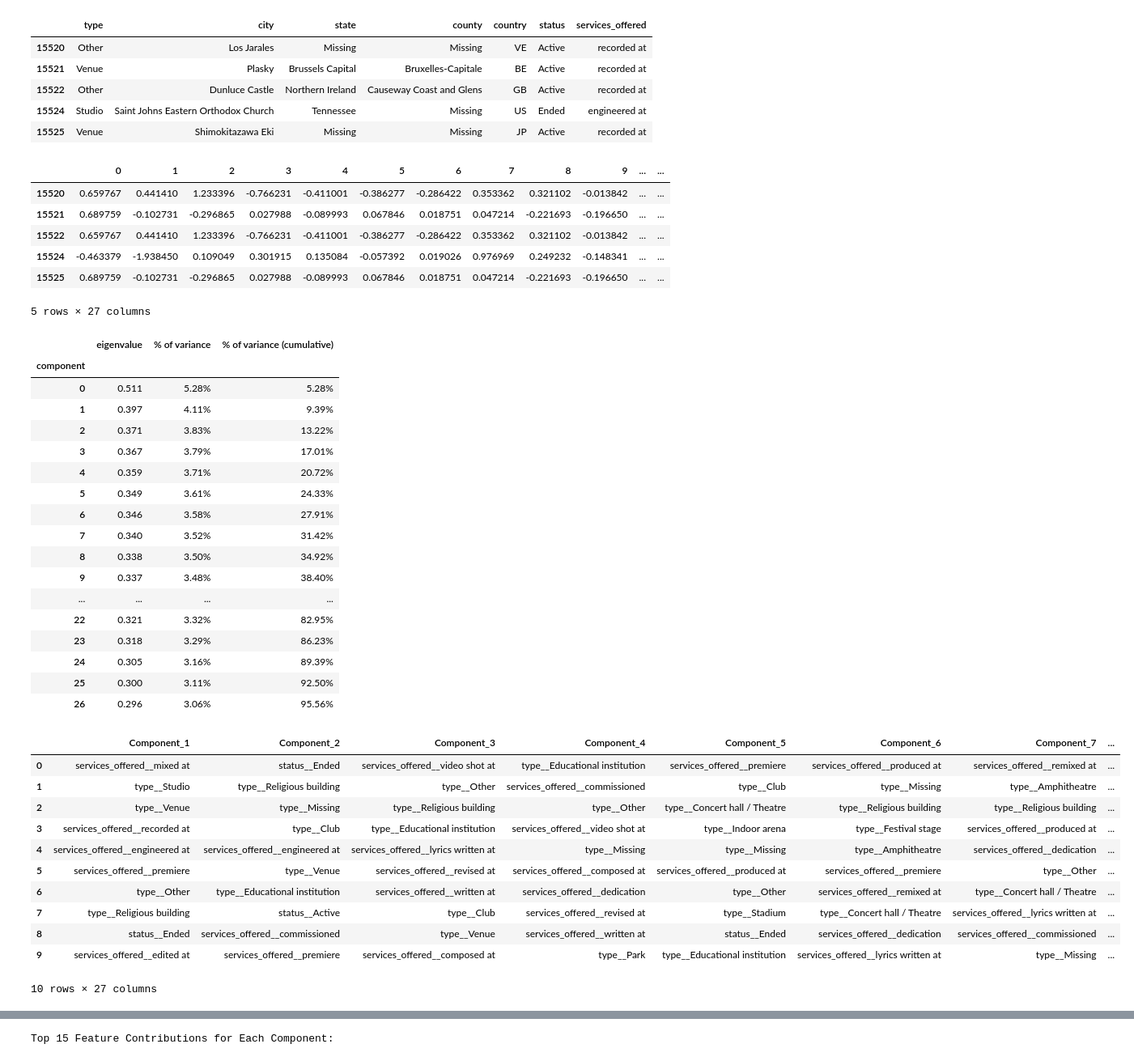
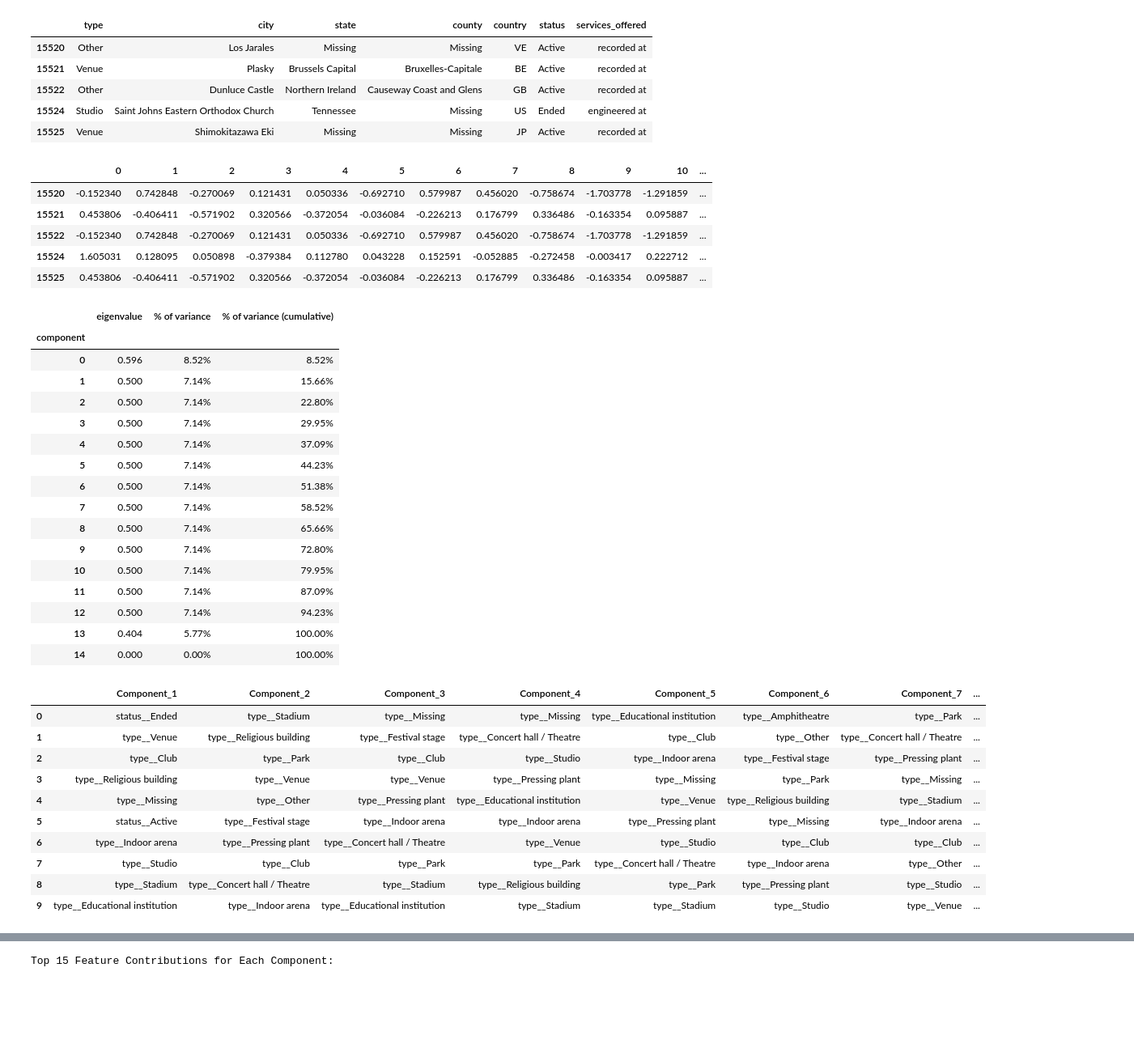
Before and after one commit to megan-rizzo/musicbrainz-api-module, a Jupyter notebook: MCA.ipynb, the cells around one changed output, grey strips where cells are left out. Shown at 81% size. Drawn from its saved outputs; the diff is of its cells as text; code cells hidden in the pictures; blank space fills up the shorter version.

```diff
--- a/MCA.ipynb
+++ b/MCA.ipynb
@@ -87,7 +87,7 @@ For example, when doing 'df[col].method(value, inplace=True)', try using 'df.met
 import prince
 
 # Select the columns for MCA
-mca_columns = ['type', 'status', 'services_offered']
+mca_columns = ['type', 'status']
 
 # Perform MCA
 mca = prince.MCA(n_components=27, n_iter=3, copy=True, check_input=True, engine='sklearn', random_state=42)
@@ -99,62 +99,59 @@ mca_transformed = mca.transform(merged_df[mca_columns])
 # Display the transformed data
 mca_transformed.head()
 # %% [output]
-|  | 0 | 1 | 2 | 3 | 4 | 5 | 6 | 7 | 8 | 9 | ... | ... |
-| 15520 | 0.659767 | 0.441410 | 1.233396 | -0.766231 | -0.411001 | -0.386277 | -0.286422 | 0.353362 | 0.321102 | -0.013842 | ... | ... |
-| 15521 | 0.689759 | -0.102731 | -0.296865 | 0.027988 | -0.089993 | 0.067846 | 0.018751 | 0.047214 | -0.221693 | -0.196650 | ... | ... |
-| 15522 | 0.659767 | 0.441410 | 1.233396 | -0.766231 | -0.411001 | -0.386277 | -0.286422 | 0.353362 | 0.321102 | -0.013842 | ... | ... |
-| 15524 | -0.463379 | -1.938450 | 0.109049 | 0.301915 | 0.135084 | -0.057392 | 0.019026 | 0.976969 | 0.249232 | -0.148341 | ... | ... |
-| 15525 | 0.689759 | -0.102731 | -0.296865 | 0.027988 | -0.089993 | 0.067846 | 0.018751 | 0.047214 | -0.221693 | -0.196650 | ... | ... |
+|  | 0 | 1 | 2 | 3 | 4 | 5 | 6 | 7 | 8 | 9 | 10 | ... |
+| 15520 | -0.152340 | 0.742848 | -0.270069 | 0.121431 | 0.050336 | -0.692710 | 0.579987 | 0.456020 | -0.758674 | -1.703778 | -1.291859 | ... |
+| 15521 | 0.453806 | -0.406411 | -0.571902 | 0.320566 | -0.372054 | -0.036084 | -0.226213 | 0.176799 | 0.336486 | -0.163354 | 0.095887 | ... |
+| 15522 | -0.152340 | 0.742848 | -0.270069 | 0.121431 | 0.050336 | -0.692710 | 0.579987 | 0.456020 | -0.758674 | -1.703778 | -1.291859 | ... |
+| 15524 | 1.605031 | 0.128095 | 0.050898 | -0.379384 | 0.112780 | 0.043228 | 0.152591 | -0.052885 | -0.272458 | -0.003417 | 0.222712 | ... |
+| 15525 | 0.453806 | -0.406411 | -0.571902 | 0.320566 | -0.372054 | -0.036084 | -0.226213 | 0.176799 | 0.336486 | -0.163354 | 0.095887 | ... |
-5 rows × 27 columns
 # %%
 mca.eigenvalues_summary
 # %% [output]
 |  | eigenvalue | % of variance | % of variance (cumulative) |
 | component |  |  |  |
-| 0 | 0.511 | 5.28% | 5.28% |
-| 1 | 0.397 | 4.11% | 9.39% |
-| 2 | 0.371 | 3.83% | 13.22% |
-| 3 | 0.367 | 3.79% | 17.01% |
-| 4 | 0.359 | 3.71% | 20.72% |
-| 5 | 0.349 | 3.61% | 24.33% |
-| 6 | 0.346 | 3.58% | 27.91% |
-| 7 | 0.340 | 3.52% | 31.42% |
-| 8 | 0.338 | 3.50% | 34.92% |
-| 9 | 0.337 | 3.48% | 38.40% |
-| ... | ... | ... | ... |
-| 22 | 0.321 | 3.32% | 82.95% |
-| 23 | 0.318 | 3.29% | 86.23% |
-| 24 | 0.305 | 3.16% | 89.39% |
-| 25 | 0.300 | 3.11% | 92.50% |
-| 26 | 0.296 | 3.06% | 95.56% |
+| 0 | 0.596 | 8.52% | 8.52% |
+| 1 | 0.500 | 7.14% | 15.66% |
+| 2 | 0.500 | 7.14% | 22.80% |
+| 3 | 0.500 | 7.14% | 29.95% |
+| 4 | 0.500 | 7.14% | 37.09% |
+| 5 | 0.500 | 7.14% | 44.23% |
+| 6 | 0.500 | 7.14% | 51.38% |
+| 7 | 0.500 | 7.14% | 58.52% |
+| 8 | 0.500 | 7.14% | 65.66% |
+| 9 | 0.500 | 7.14% | 72.80% |
+| 10 | 0.500 | 7.14% | 79.95% |
+| 11 | 0.500 | 7.14% | 87.09% |
+| 12 | 0.500 | 7.14% | 94.23% |
+| 13 | 0.404 | 5.77% | 100.00% |
+| 14 | 0.000 | 0.00% | 100.00% |
 # %%
 # Get the category contributions from MCA
 # category_contributions = mca.column_coordinates(merged_df[mca_columns])
 category_contributions = mca.column_contributions_
 
 # Create a dataframe to store the top 10 feature contributions for each component
 top_10_contributions_df = pd.DataFrame()
 
 # Loop through each component and get the top 10 feature contributions
-for i in range(27):
+for i in range(15):
     top_10_contributions = category_contributions.iloc[:, i].abs().sort_values(ascending=False).head(10)
     top_10_contributions_df[f'Component_{i+1}'] = top_10_contributions.index
 
 # Display the dataframe
 top_10_contributions_df
 # %% [output]
 |  | Component_1 | Component_2 | Component_3 | Component_4 | Component_5 | Component_6 | Component_7 | ... |
-| 0 | services_offered__mixed at | status__Ended | services_offered__video shot at | type__Educational institution | services_offered__premiere | services_offered__produced at | services_offered__remixed at | ... |
-| 1 | type__Studio | type__Religious building | type__Other | services_offered__commissioned | type__Club | type__Missing | type__Amphitheatre | ... |
-| 2 | type__Venue | type__Missing | type__Religious building | type__Other | type__Concert hall / Theatre | type__Religious building | type__Religious building | ... |
-| 3 | services_offered__recorded at | type__Club | type__Educational institution | services_offered__video shot at | type__Indoor arena | type__Festival stage | services_offered__produced at | ... |
-| 4 | services_offered__engineered at | services_offered__engineered at | services_offered__lyrics written at | type__Missing | type__Missing | type__Amphitheatre | services_offered__dedication | ... |
-| 5 | services_offered__premiere | type__Venue | services_offered__revised at | services_offered__composed at | services_offered__produced at | services_offered__premiere | type__Other | ... |
-| 6 | type__Other | type__Educational institution | services_offered__written at | services_offered__dedication | type__Other | services_offered__remixed at | type__Concert hall / Theatre | ... |
-| 7 | type__Religious building | status__Active | type__Club | services_offered__revised at | type__Stadium | type__Concert hall / Theatre | services_offered__lyrics written at | ... |
-| 8 | status__Ended | services_offered__commissioned | type__Venue | services_offered__written at | status__Ended | services_offered__dedication | services_offered__commissioned | ... |
-| 9 | services_offered__edited at | services_offered__premiere | services_offered__composed at | type__Park | type__Educational institution | services_offered__lyrics written at | type__Missing | ... |
+| 0 | status__Ended | type__Stadium | type__Missing | type__Missing | type__Educational institution | type__Amphitheatre | type__Park | ... |
+| 1 | type__Venue | type__Religious building | type__Festival stage | type__Concert hall / Theatre | type__Club | type__Other | type__Concert hall / Theatre | ... |
+| 2 | type__Club | type__Park | type__Club | type__Studio | type__Indoor arena | type__Festival stage | type__Pressing plant | ... |
+| 3 | type__Religious building | type__Venue | type__Venue | type__Pressing plant | type__Missing | type__Park | type__Missing | ... |
+| 4 | type__Missing | type__Other | type__Pressing plant | type__Educational institution | type__Venue | type__Religious building | type__Stadium | ... |
+| 5 | status__Active | type__Festival stage | type__Indoor arena | type__Indoor arena | type__Pressing plant | type__Missing | type__Indoor arena | ... |
+| 6 | type__Indoor arena | type__Pressing plant | type__Concert hall / Theatre | type__Venue | type__Studio | type__Club | type__Club | ... |
+| 7 | type__Studio | type__Club | type__Park | type__Park | type__Concert hall / Theatre | type__Indoor arena | type__Other | ... |
+| 8 | type__Stadium | type__Concert hall / Theatre | type__Stadium | type__Religious building | type__Park | type__Pressing plant | type__Studio | ... |
+| 9 | type__Educational institution | type__Indoor arena | type__Educational institution | type__Stadium | type__Stadium | type__Studio | type__Venue | ... |
-10 rows × 27 columns
 # %%
 category_contributions
 # %% [output]
```
Also changed, not shown: parts of 5 cells of this notebook.
